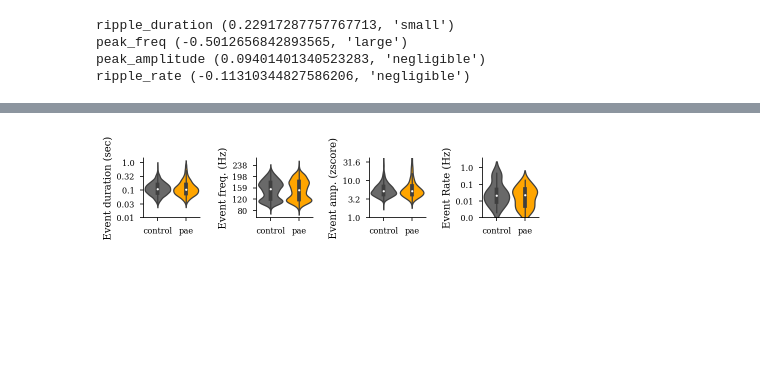
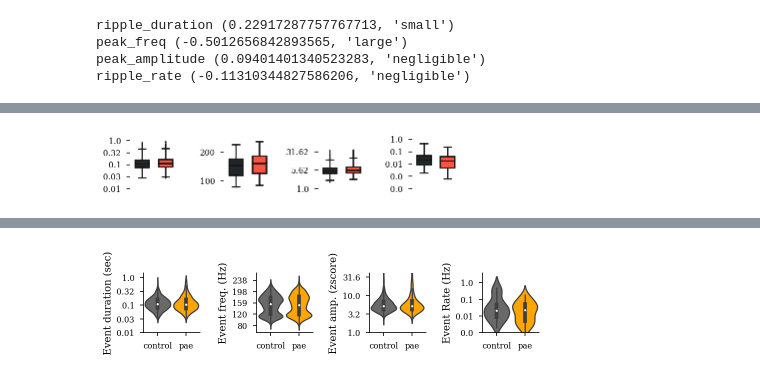
Before and after one commit to ryanharvey1/ripple_analyses, a Jupyter notebook: notebooks/ripple_features.ipynb, the cells around one changed output, grey strips where cells are left out. Saved outputs shown, nothing was run; the diff lists cells and outputs as text; code cells hidden in the pictures; blank space fills up the shorter version.

```diff
--- a/notebooks/ripple_features.ipynb
+++ b/notebooks/ripple_features.ipynb
@@ -248,0 +347,88 @@ ripple_rate (-0.11310344827586206, 'negligible')
+# %%
+
+# Set your custom color palette
+sns.set_palette(sns.color_palette([group_colors['controlca1'],group_colors['paeca1']]))
+
+fig, axs = plt.subplots(1,4, figsize=set_size('thesis', fraction=1, subplots=(1, 4)), edgecolor='k')
+fig.subplots_adjust(hspace = 0, wspace=1)
+axs = axs.ravel()
+
+df['ripple_duration_log'] = np.log10(df.ripple_duration)
+g=sns.boxplot(x="group", y="ripple_duration_log", data=df[df.area=='ca1'],
+            width=.6,ax=axs[0],saturation=1,fliersize=.5)
+log_y_axis(axs[0],df.ripple_duration_log)
+axs[0].axes.get_xaxis().set_ticks([])
+g.set(xlabel=None)
+g.set(ylabel=None)
+
+g=sns.boxplot(x="group", y="peak_freq", data=df[df.area=='ca1'],
+            width=.6,ax=axs[1],saturation=1,fliersize=.5)
+axs[1].axes.get_xaxis().set_ticks([])
+g.set(xlabel=None)
+g.set(ylabel=None)
+
+df['peak_amplitude_log'] = np.log10(df.peak_amplitude)
+g = sns.boxplot(x="group", y="peak_amplitude_log", data=df[(df.area=='ca1') & (df.peak_amplitude<40)],
+            width=.6,ax=axs[2],saturation=1,fliersize=.5)
+log_y_axis(axs[2],df.peak_amplitude_log)
+axs[2].set_ylim(0,2)
+axs[2].axes.get_xaxis().set_ticks([])
+g.set(xlabel=None)
+g.set(ylabel=None)
+
+df_inter_ripple['ripple_rate_log'] = np.log10(df_inter_ripple.ripple_rate)
+g = sns.boxplot(x="group", y="ripple_rate_log", data=df_inter_ripple[df_inter_ripple.area=='ca1'],
+            width=.6,ax=axs[3],saturation=1,fliersize=.5)
+log_y_axis(axs[3],df_inter_ripple.ripple_rate_log)
+axs[3].axes.get_xaxis().set_ticks([])
+g.set(xlabel=None)
+g.set(ylabel=None)
+
+sns.despine(trim=True, left=True, bottom=True)
+
+plt.savefig(save_path+'ripple_features_box_plot_ca1.svg',dpi=900,bbox_inches='tight')
+
+
+
+
+sns.set_palette(sns.color_palette([group_colors['controlca3'],group_colors['paeca3']]))
+
+fig, axs = plt.subplots(1,4, figsize=set_size('thesis', fraction=1, subplots=(1, 4)), edgecolor='k')
+fig.subplots_adjust(hspace = 0, wspace=1)
+axs = axs.ravel()
+
+df['ripple_duration_log'] = np.log10(df.ripple_duration)
+g=sns.boxplot(x="group", y="ripple_duration_log", data=df[df.area=='ca3'],
+            width=.6,ax=axs[0],saturation=1,fliersize=.5)
+log_y_axis(axs[0],df.ripple_duration_log)
+axs[0].axes.get_xaxis().set_ticks([])
+g.set(xlabel=None)
+g.set(ylabel=None)
+
+g=sns.boxplot(x="group", y="peak_freq", data=df[df.area=='ca3'],
+            width=.6,ax=axs[1],saturation=1,fliersize=.5)
+axs[1].axes.get_xaxis().set_ticks([])
+g.set(xlabel=None)
+g.set(ylabel=None)
+
+df['peak_amplitude_log'] = np.log10(df.peak_amplitude)
+g = sns.boxplot(x="group", y="peak_amplitude_log", data=df[(df.area=='ca3') & (df.peak_amplitude<40)],
+            width=.6,ax=axs[2],saturation=1,fliersize=.5)
+log_y_axis(axs[2],df.peak_amplitude_log)
+axs[2].set_ylim(0,2)
+axs[2].axes.get_xaxis().set_ticks([])
+g.set(xlabel=None)
+g.set(ylabel=None)
+
+df_inter_ripple['ripple_rate_log'] = np.log10(df_inter_ripple.ripple_rate)
+g = sns.boxplot(x="group", y="ripple_rate_log", data=df_inter_ripple[df_inter_ripple.area=='ca3'],
+            width=.6,ax=axs[3],saturation=1,fliersize=.5)
+log_y_axis(axs[3],df_inter_ripple.ripple_rate_log)
+axs[3].axes.get_xaxis().set_ticks([])
+g.set(xlabel=None)
+g.set(ylabel=None)
+
+sns.despine(trim=True, left=True, bottom=True)
+
+plt.savefig(save_path+'ripple_features_box_plot_ca3.svg',dpi=900,bbox_inches='tight')
+# %% [output]
@@ -248,0 +445 @@ ripple_rate (-0.11310344827586206, 'negligible')
+[figure, added]
```
Also changed, not shown: parts of 9 cells of this notebook.
